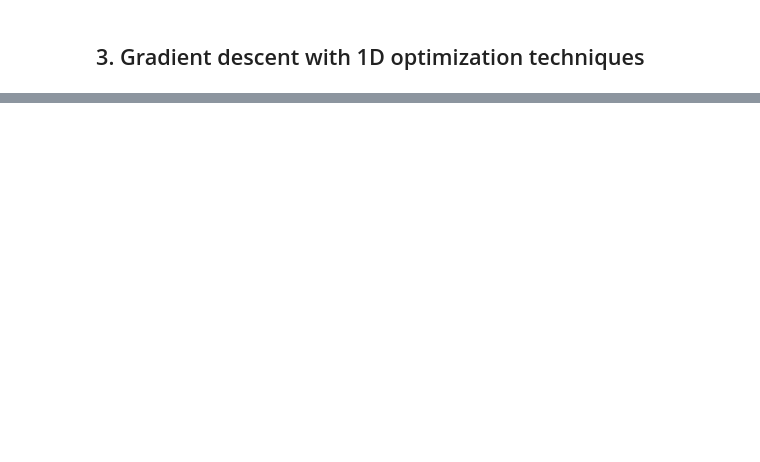
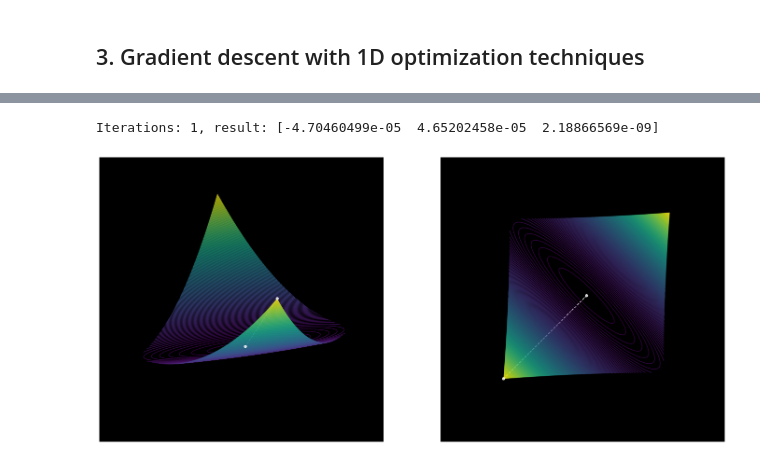
Before and after one commit to fadyat/ITMO-PROBLEMS, a Jupyter notebook: Applied-mathematics/IV semester/Solutions/lab2/solution.ipynb, the cells around one changed output, grey strips where cells are left out. Cells and saved outputs as stored; diff of their text form; code cells hidden in the pictures; blank space fills up the shorter version.

```diff
--- a/Applied-mathematics/IV semester/Solutions/lab2/solution.ipynb
+++ b/Applied-mathematics/IV semester/Solutions/lab2/solution.ipynb
@@ -134,0 +159,22 @@ Iterations: 2, result: [-4.86343197e-07 -4.86343197e-07  4.73059410e-13]
+# %%
+from opt_algo.opt_1d import *
+
+
+@painter_decorator3d
+def gradient_descent_opt1d(f, opt_method, x0, tolerance=1e-4, n_iter=100):
+    xk = np.array([x0], dtype=float)
+    l, r = 0, 1e6
+    for _ in range(n_iter):
+        learning_rate = opt_method(lambda lr: f(xk[-1] - lr * gradient(f, xk[-1])), l, r, eps=tolerance)
+        step = -learning_rate * gradient(f, xk[-1])
+        if np.all(np.abs(step) < tolerance):
+            break
+
+        xk1 = xk[-1] + step
+        xk = np.append(xk, np.array([xk1]), axis=0)
+    return xk
+# %%
+gradient_descent_opt1d(f3, golden_section_search, np.array([10, -10], dtype=float))
+# %% [output]
+Iterations: 1, result: [-4.70460499e-05  4.65202458e-05  2.18866569e-09]
+[figure, added]
```
Also changed, not shown: parts of 13 cells of this notebook, 3 other files.
